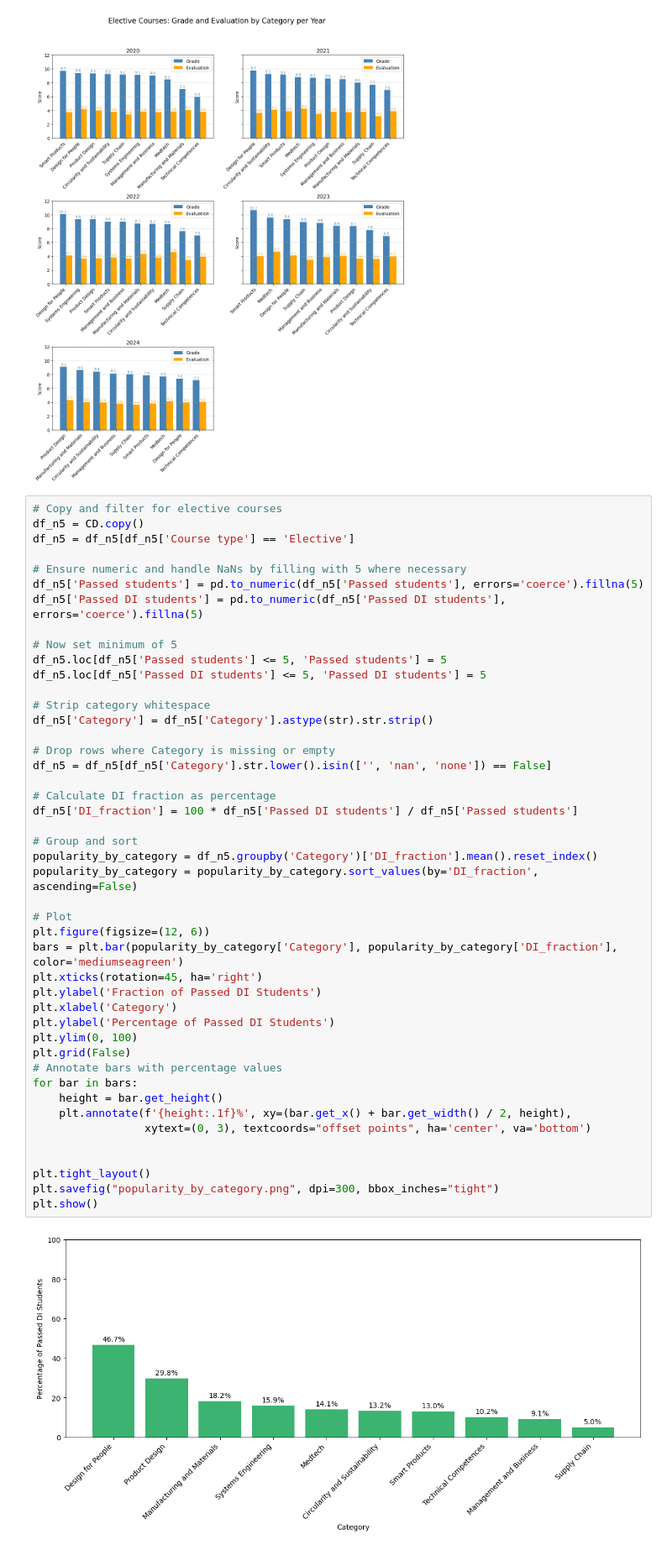
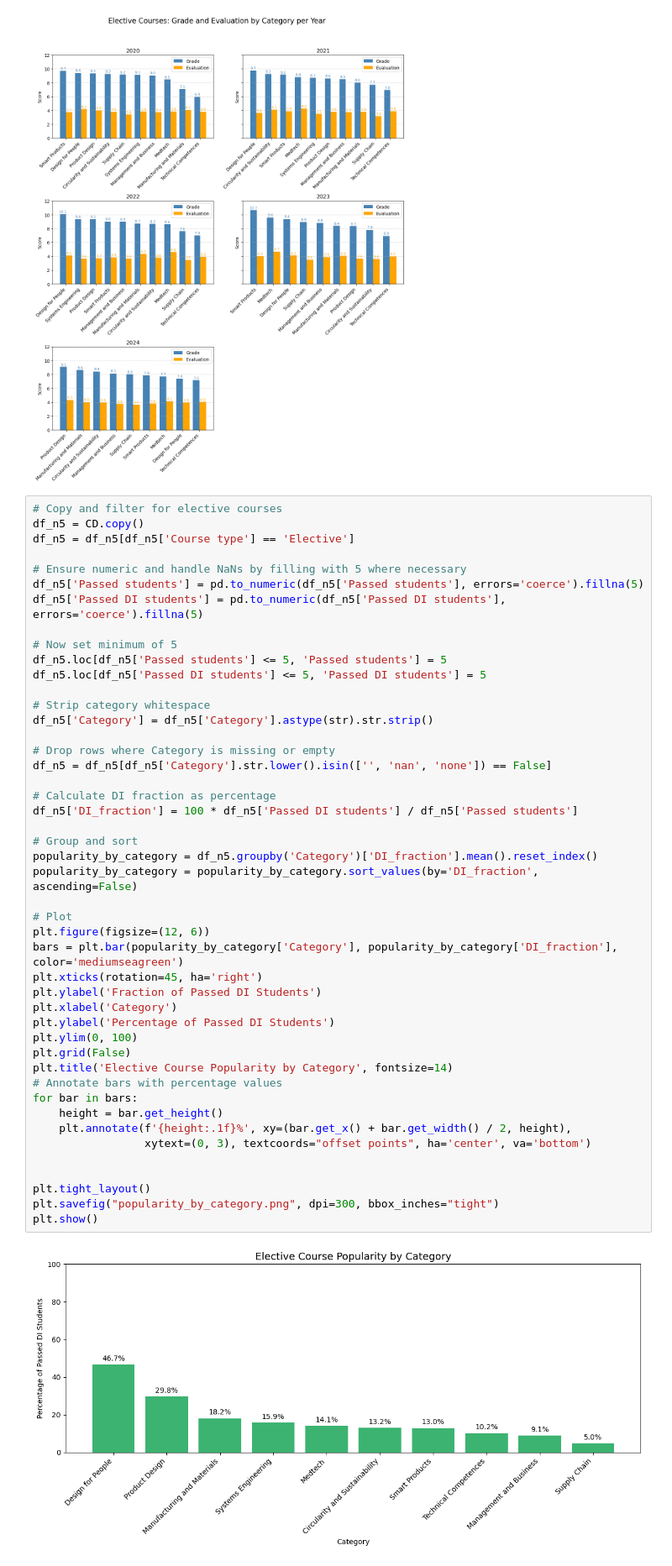
Before and after one commit to Alex-Nielsen-manden/Alex-Nielsen-manden.github.io, a Jupyter notebook: Data load/Final Project B.ipynb, the cells around one changed output. Shown at 84% size. Cells and saved outputs as stored; diff of their text form.

Commit message:
still fixing plots

```diff
--- a/Data load/Final Project B.ipynb
+++ b/Data load/Final Project B.ipynb
@@ -790,34 +790,35 @@ df_n5['Category'] = df_n5['Category'].astype(str).str.strip()
 # Drop rows where Category is missing or empty
 df_n5 = df_n5[df_n5['Category'].str.lower().isin(['', 'nan', 'none']) == False]
 
 # Calculate DI fraction as percentage
 df_n5['DI_fraction'] = 100 * df_n5['Passed DI students'] / df_n5['Passed students']
 
 # Group and sort
 popularity_by_category = df_n5.groupby('Category')['DI_fraction'].mean().reset_index()
 popularity_by_category = popularity_by_category.sort_values(by='DI_fraction', ascending=False)
 
 # Plot
 plt.figure(figsize=(12, 6))
 bars = plt.bar(popularity_by_category['Category'], popularity_by_category['DI_fraction'], color='mediumseagreen')
 plt.xticks(rotation=45, ha='right')
 plt.ylabel('Fraction of Passed DI Students')
 plt.xlabel('Category')
 plt.ylabel('Percentage of Passed DI Students')
 plt.ylim(0, 100)
 plt.grid(False)
+plt.title('Elective Course Popularity by Category', fontsize=14)
 # Annotate bars with percentage values
 for bar in bars:
     height = bar.get_height()
     plt.annotate(f'{height:.1f}%', xy=(bar.get_x() + bar.get_width() / 2, height),
                  xytext=(0, 3), textcoords="offset points", ha='center', va='bottom')
 
 
 plt.tight_layout()
 plt.savefig("popularity_by_category.png", dpi=300, bbox_inches="tight")
 plt.show()
 # %% [output]
-[figure, old version]
+[figure, new version]
 # %%
 # Copy and filter for elective courses
 df_n6 = CD.copy()
```
Also changed, not shown: parts of 5 cells of this notebook, 6 other files.
